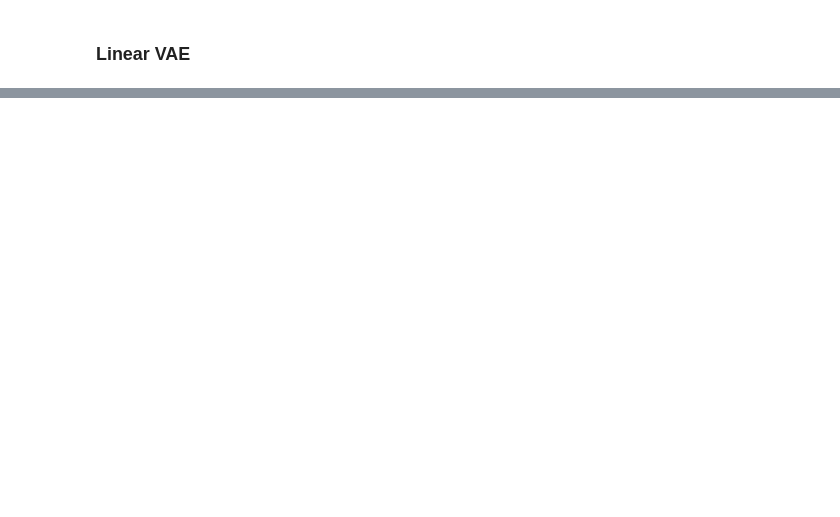
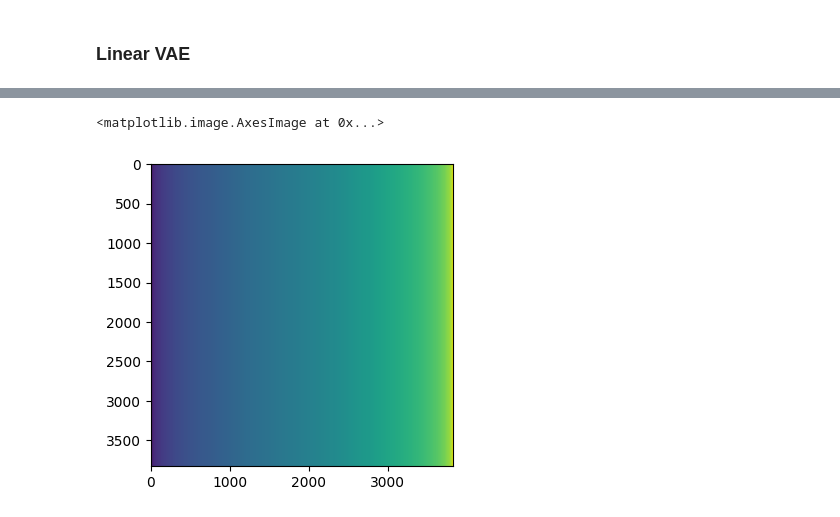
Before and after one commit to NevVerVer/Neuromatch_2022_EcoG_movements, a Jupyter notebook: models/train_behavior_models.ipynb, the cells around one changed output, grey strips where cells are left out. Cells and saved outputs as stored; diff of their text form; code cells hidden in the pictures; blank space fills up the shorter version.

```diff
--- a/models/train_behavior_models.ipynb
+++ b/models/train_behavior_models.ipynb
@@ -184,0 +245,5 @@ plot_reconstruction_examples(lvae, DATASET, 7)
+# %%
+plt.imshow(mg[1])
+# %% [output]
+<matplotlib.image.AxesImage at 0x...>
+[figure, added]
```
Also changed, not shown: parts of 22 cells of this notebook, 2 other files.
